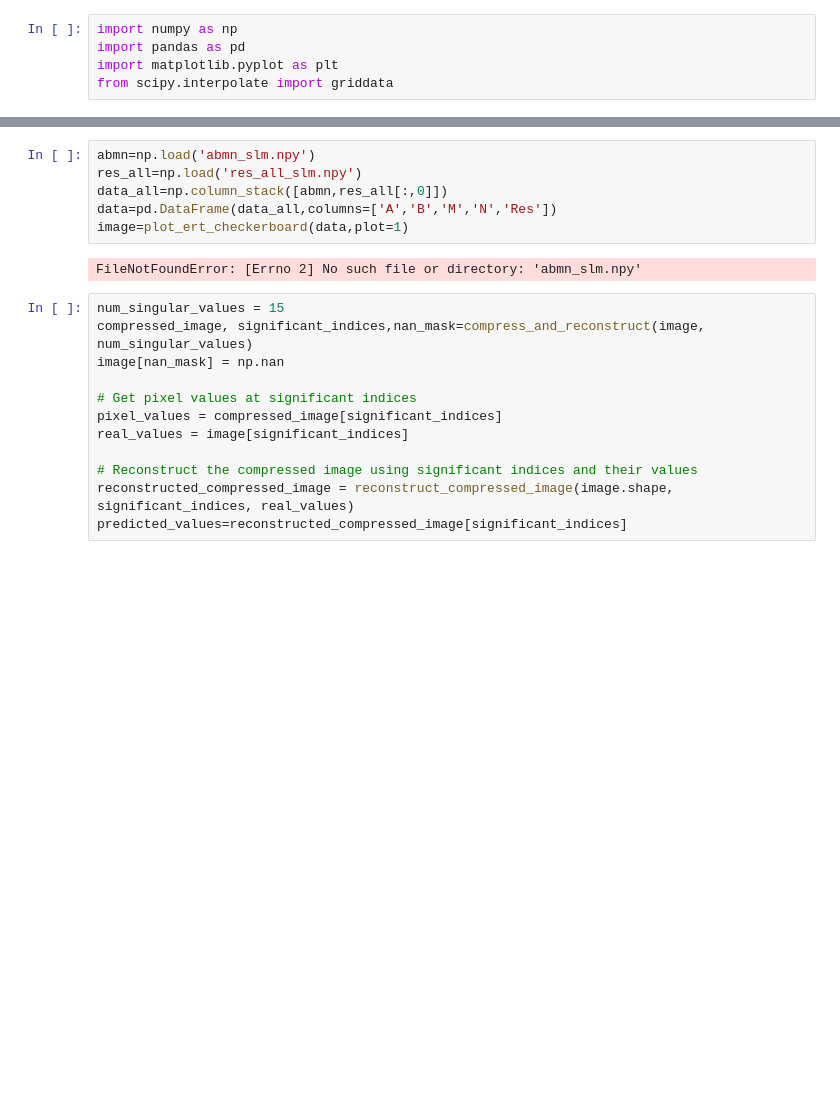
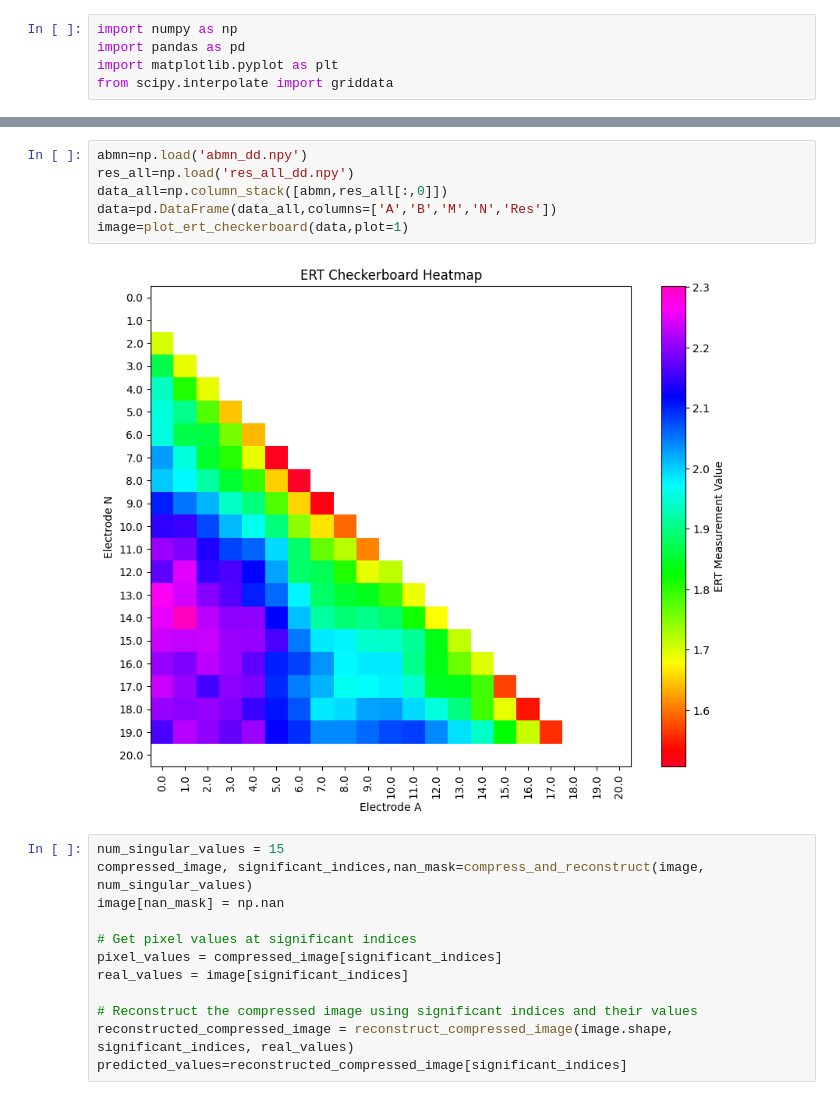
Before and after one commit to sideris25/thesis, a Jupyter notebook: img_compression.ipynb, the cells around one changed output, grey strips where cells are left out. Cells and saved outputs as stored; diff of their text form; blank space fills up the shorter version.

```diff
--- a/img_compression.ipynb
+++ b/img_compression.ipynb
@@ -172,13 +182,13 @@ def plot_ert_checkerboard(data,plot=0):
         plt.show()
     return heatmap
 # %%
-abmn=np.load('abmn_slm.npy')
-res_all=np.load('res_all_slm.npy')
+abmn=np.load('abmn_dd.npy')
+res_all=np.load('res_all_dd.npy')
 data_all=np.column_stack([abmn,res_all[:,0]])
 data=pd.DataFrame(data_all,columns=['A','B','M','N','Res'])
 image=plot_ert_checkerboard(data,plot=1)
 # %% [output]
-FileNotFoundError: [Errno 2] No such file or directory: 'abmn_slm.npy'
+[figure, added]
 # %%
 num_singular_values = 15
 compressed_image, significant_indices,nan_mask=compress_and_reconstruct(image, num_singular_values)
```
Also changed, not shown: parts of 2 cells of this notebook, 1 other file.
